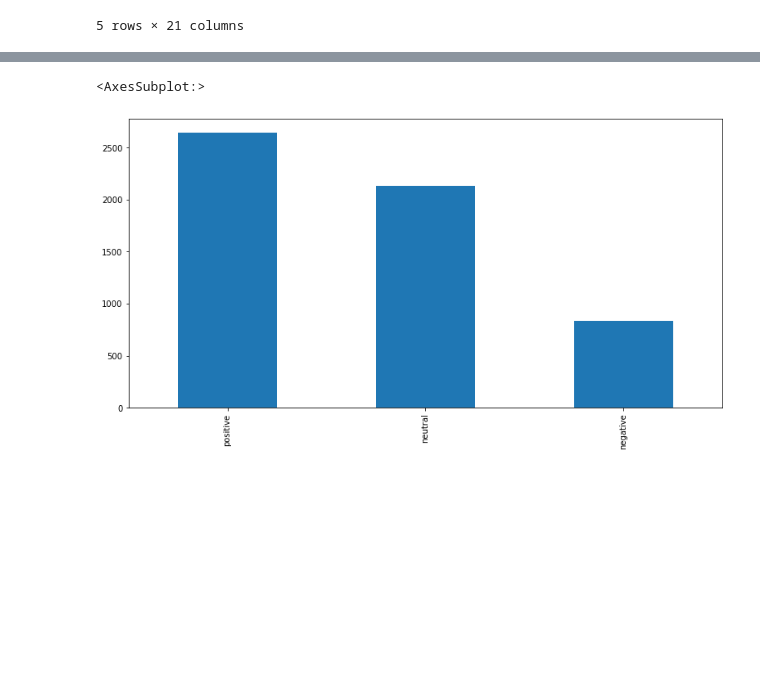
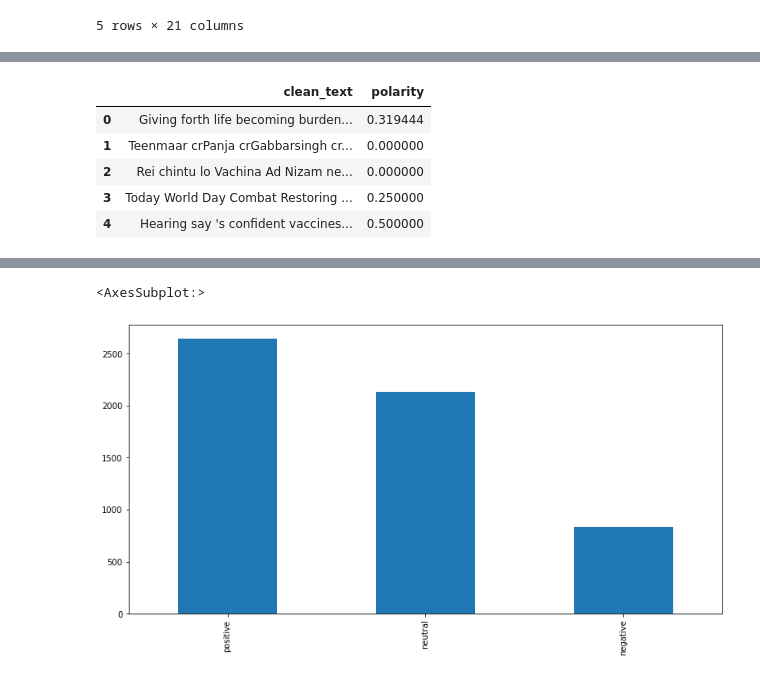
Before and after one commit to khaiyra/10xac-week0_task2, a Jupyter notebook: Challenge__Day2.ipynb, the cells around one changed output, grey strips where cells are left out. Drawn from its saved outputs; the diff is of its cells as text; code cells hidden in the pictures; blank space fills up the shorter version.

```diff
--- a/Challenge__Day2.ipynb
+++ b/Challenge__Day2.ipynb
@@ -208,6 +204,15 @@ import re
 # %%
 # convert polarity datatype to numeric
 cleanTweet['polarity'] = pd.to_numeric(cleanTweet.polarity, errors ='coerce')
+cleanTweet.dropna()
+cleanTweet.head()
+# %% [output]
+|  | clean_text | polarity |
+| 0 | Giving forth life becoming burden... | 0.319444 |
+| 1 | Teenmaar crPanja crGabbarsingh cr... | 0.000000 |
+| 2 | Rei chintu lo Vachina Ad Nizam ne... | 0.000000 |
+| 3 | Today World Day Combat Restoring ... | 0.250000 |
+| 4 | Hearing say 's confident vaccines... | 0.500000 |
 # %%
 # create text_category function
 def text_category(p):
```
Also changed, not shown: parts of 12 cells of this notebook.
